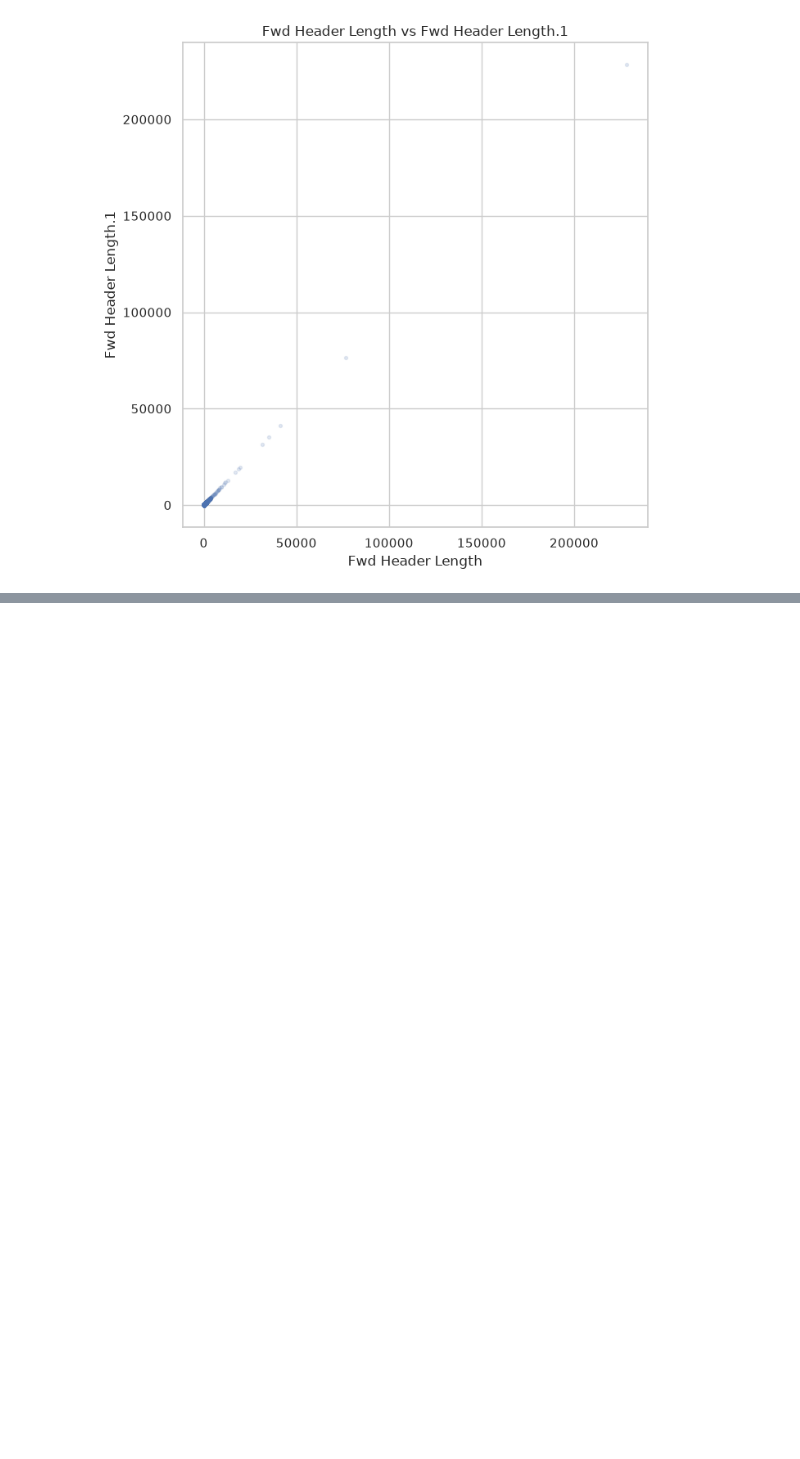
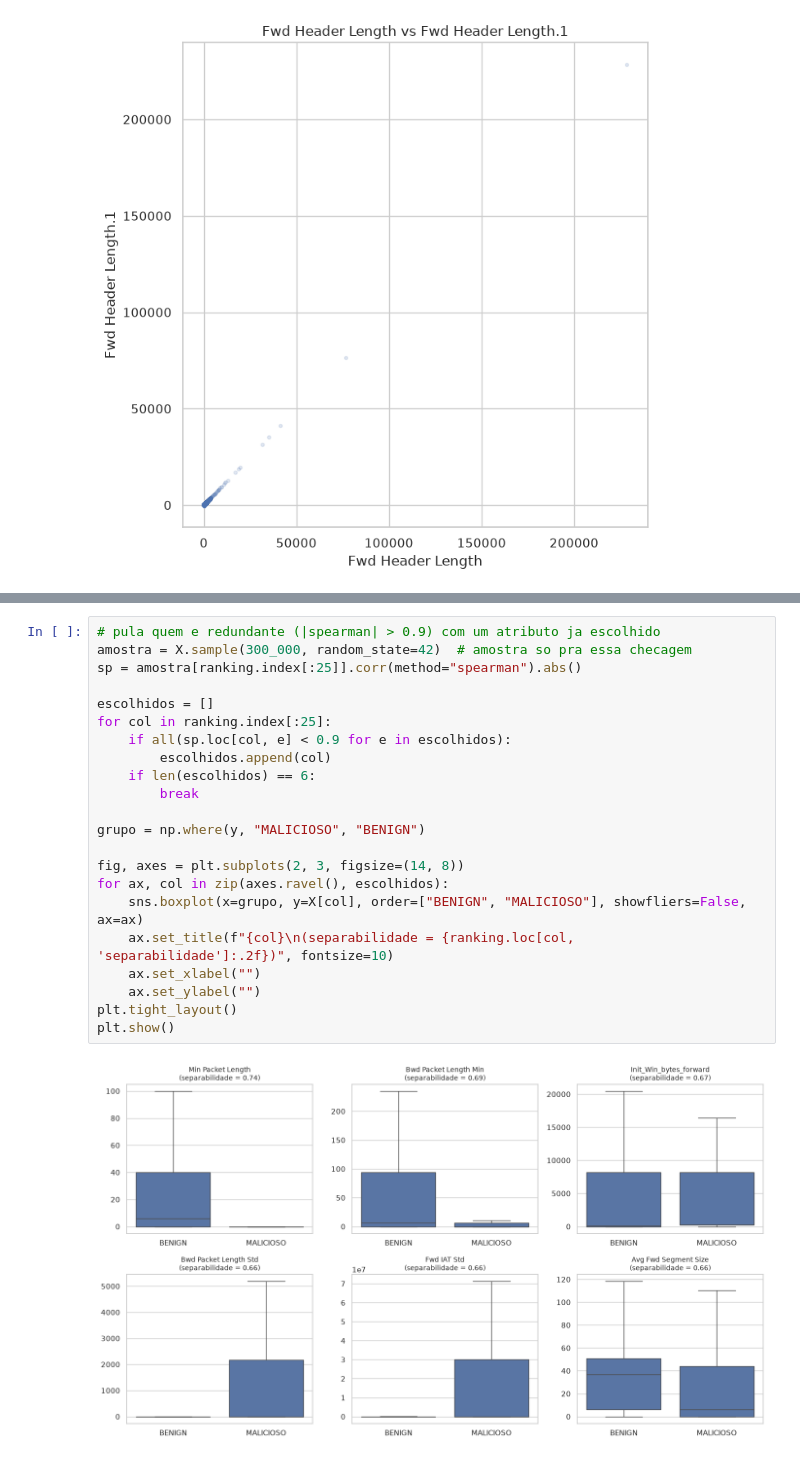
Before and after one commit to vinilauter/packoscope, a Jupyter notebook: main.ipynb, the cells around one changed output, grey strips where cells are left out. Saved outputs shown, nothing was run; the diff lists cells and outputs as text; blank space fills up the shorter version.

```diff
--- a/main.ipynb
+++ b/main.ipynb
@@ -358,0 +577,24 @@ plt.show()
+# %%
+# pula quem e redundante (|spearman| > 0.9) com um atributo ja escolhido
+amostra = X.sample(300_000, random_state=42)  # amostra so pra essa checagem
+sp = amostra[ranking.index[:25]].corr(method="spearman").abs()
+
+escolhidos = []
+for col in ranking.index[:25]:
+    if all(sp.loc[col, e] < 0.9 for e in escolhidos):
+        escolhidos.append(col)
+    if len(escolhidos) == 6:
+        break
+
+grupo = np.where(y, "MALICIOSO", "BENIGN")
+
+fig, axes = plt.subplots(2, 3, figsize=(14, 8))
+for ax, col in zip(axes.ravel(), escolhidos):
+    sns.boxplot(x=grupo, y=X[col], order=["BENIGN", "MALICIOSO"], showfliers=False, ax=ax)
+    ax.set_title(f"{col}\n(separabilidade = {ranking.loc[col, 'separabilidade']:.2f})", fontsize=10)
+    ax.set_xlabel("")
+    ax.set_ylabel("")
+plt.tight_layout()
+plt.show()
+# %% [output]
+[figure, added]
```
Also changed, not shown: parts of 29 cells of this notebook.
